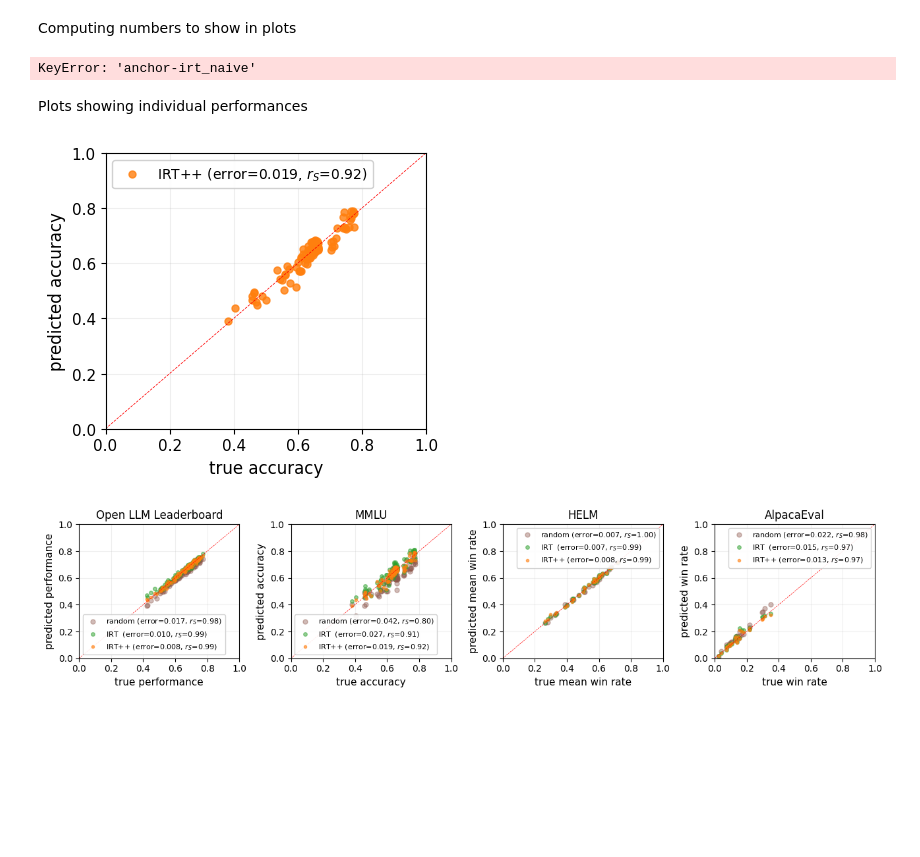
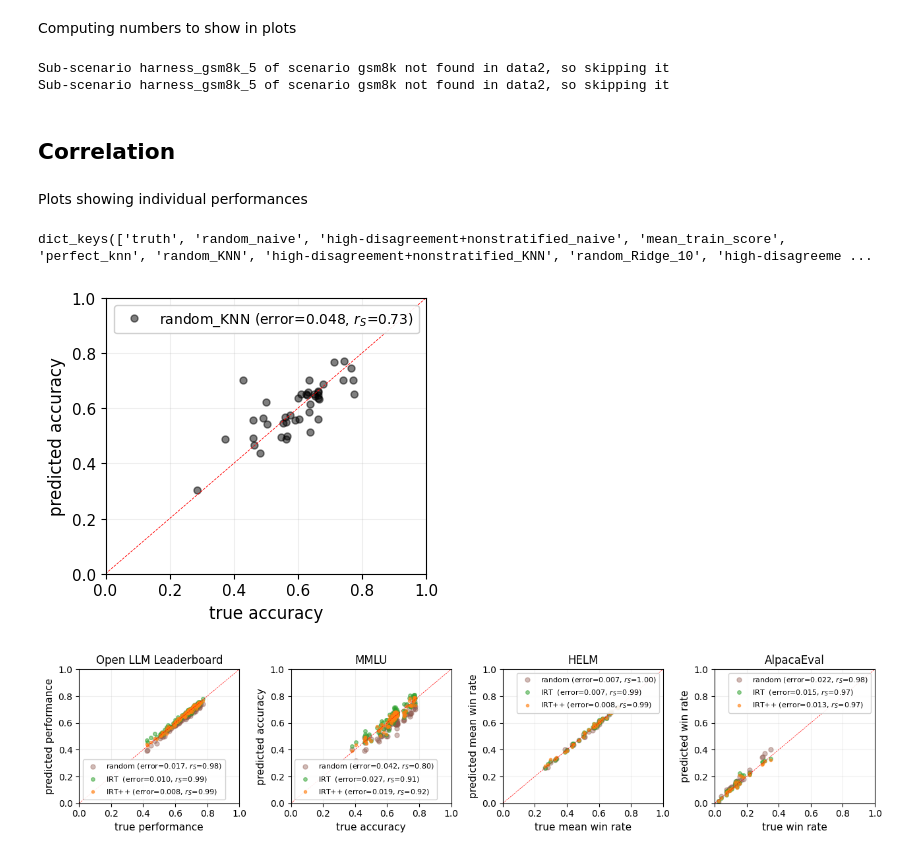
Before and after one commit to AlexanderRubinstein/efficbench, a Jupyter notebook: generate_plots.ipynb, the cells around one changed output. Drawn from its saved outputs; the diff is of its cells as text; code cells hidden in the pictures; blank space fills up the shorter version.

Commit message:
Plot gt perfromance vs estimated performance

```diff
--- a/generate_plots.ipynb
+++ b/generate_plots.ipynb
@@ -76,15 +77,20 @@ with open('/home/oh/arubinstein17/github/efficbench/results/table_avg.pickle', '
     table_avg = pickle.load(handle)
 with open('/home/oh/arubinstein17/github/efficbench/results/table_std.pickle', 'rb') as handle:
     table_std = pickle.load(handle)
+with open('/home/oh/arubinstein17/github/efficbench/results/model_perf.pickle', 'rb') as handle:
+    model_perf = pickle.load(handle)
 
 # Load table_avg from pickle file
 with open('/home/oh/arubinstein17/github/efficbench/results/table_avg_original.pickle', 'rb') as handle:
     table_avg_original = pickle.load(handle)
 with open('/home/oh/arubinstein17/github/efficbench/results/table_std_original.pickle', 'rb') as handle:
     table_std_original = pickle.load(handle)
+with open('/home/oh/arubinstein17/github/efficbench/results/model_perf_original.pickle', 'rb') as handle:
+    model_perf_original = pickle.load(handle)
 
 table_avg = merge_methods(table_avg, table_avg_original)
 table_std = merge_methods(table_std, table_std_original)
+model_perf = merge_methods(model_perf, model_perf_original)
 
 if results == 'acc': ylim = (0,.1)
 elif results == 'rank':
@@ -387,7 +393,9 @@ Some options
 agg = 'leaderboard' # 'leaderboard', 'scenarios'
 results = 'acc'# 'acc', 'rank'
 # %%
-methods = [method for method in methods if method not in ["anchor-irt_gpirt"]]
+# methods = [method for method in methods if method not in ["anchor-irt_gpirt"]]
+methods = [method for method in methods]
+# methods = cur_methods
 # %%
 methods
 # %% [output]
@@ -449,7 +457,7 @@ for bench in benchs:
                         for j in range(rank_corrs.shape[1]):
                             for l in range(rank_corrs.shape[2]):
                                 #print(winrate(data, axis=2).mean(axis=3).shape)
-                                rank_corrs[i,j,l] = stats.spearmanr(winrate(data, axis=2).mean(axis=3)[i,j,:,l], winrate(scores.T, axis=0).mean(axis=1)).statistic
+                                rank_corrs[i,j,l] = scipy.stats.spearmanr(winrate(data, axis=2).mean(axis=3)[i,j,:,l], winrate(scores.T, axis=0).mean(axis=1)).statistic
                     data=rank_corrs
 
                 else:
@@ -515,6 +523,13 @@ for bench in benchs:
                     table_avg[bench][split][method][number_item] = np.mean(data, axis=-1)[i,j]
                     table_std[bench][split][method][number_item] = data.std(-1)[i,j]
 # %% [output]
-KeyError: 'anchor-irt_naive'
+Sub-scenario harness_gsm8k_5 of scenario gsm8k not found in data2, so skipping it
+Sub-scenario harness_gsm8k_5 of scenario gsm8k not found in data2, so skipping it
+# %% [markdown]
+## Correlation
 # %% [markdown]
 Plots showing individual performances
+# %%
+model_perf['mmlu_fields']['iid'].keys()
+# %% [output]
+dict_keys(['truth', 'random_naive', 'high-disagreement+nonstratified_naive', 'mean_train_score', 'perfect_knn', 'random_KNN', 'high-disagreement+nonstratified_KNN', 'random_Ridge_10', 'high-disagreeme ...
@@ -521,37 +538,44 @@ Plots showing individual performances
 # %%
 if results == 'acc':
     if agg == 'leaderboard':
-        split = 'noniid'
+        # split = 'noniid'
+        split = 'iid'
         iteration = 1
         number_item = 100
 
         alphas = {'random_naive':.4,'anchor_naive':.4,'anchor-irt_naive':.4,'anchor-irt_gpirt':.8}
         markersize = {'random_naive':7,'anchor_naive':5,'anchor-irt_naive':5,'anchor-irt_gpirt':5}
         names = {'random_naive':'random','anchor-irt_naive':'IRT ','anchor_naive':'correctness','anchor-irt_gpirt':'IRT++'}
         plt.figure(figsize=(1.2*3.5,1.2*3))
 
-        for i,bench in enumerate(['mmlu']): #benchs[:4]
-            axis = {'lb':'avg. score', 'mmlu':'accuracy', 'helm':'mean win rate', 'alpaca':'win rate'}
-            for method in ['anchor-irt_gpirt']: #
-
+        # for i,bench in enumerate(['mmlu']): #benchs[:4]
+        for i,bench in enumerate(['mmlu_fields']): #benchs[:4]
+            axis = {'lb':'avg. score', 'mmlu_fields':'accuracy', 'mmlu':'accuracy', 'helm':'mean win rate', 'alpaca':'win rate'}
+            # for method in ['anchor-irt_gpirt']: #
+            for method in ['random_KNN']: #
+                # print(model_perf[bench][split][method])
                 x,y = model_perf[bench][split]['truth'], model_perf[bench][split][method][number_item][:,iteration]
-                label = "{:} (error={:.3f}, $r_S$={:.2f})".format(names[method], np.abs(x-y).mean(), stats.spearmanr(x,y).statistic)
-                plt.plot(x, y, 'o', label = label, markersize=markersize[method],alpha=alphas[method], color =color_mappings[method])
+                method_name = names[method] if method in names else method
+                label = "{:} (error={:.3f}, $r_S$={:.2f})".format(method_name, np.abs(x-y).mean(), stats.spearmanr(x,y).statistic)
+                markersize = markersize[method] if method in markersize else 5
+                alpha = alphas[method] if method in alphas else 0.5
+                color = color_mappings[method] if method in color_mappings else 'black'
+                plt.plot(x, y, 'o', label = label, markersize=markersize,alpha=alpha, color=color)
 
             plt.legend(fontsize=10, framealpha=.9)
             #plt.title(titles[bench])
             plt.plot([0,1],[0,1],'--r',lw=.5)
             plt.grid(alpha=.2)
             plt.xlabel('true '+axis[bench], size=12)
             plt.ylabel('predicted '+axis[bench], size=12)
             plt.xlim(0,1)
             plt.ylim(0,1)
             tick_label_size = 11  # Example size, adjust as needed
             plt.tick_params(axis='x', labelsize=tick_label_size)
             plt.tick_params(axis='y', labelsize=tick_label_size)
 
         plt.tight_layout()
         plt.savefig('plots/mmlu_leaderboard_performance_individual.png', bbox_inches='tight', dpi=400, transparent=True)
         plt.show()
 # %% [output]
-[figure, old version]
+[figure, new version]
```
Also changed, not shown: parts of 3 cells of this notebook, 1 other file.
